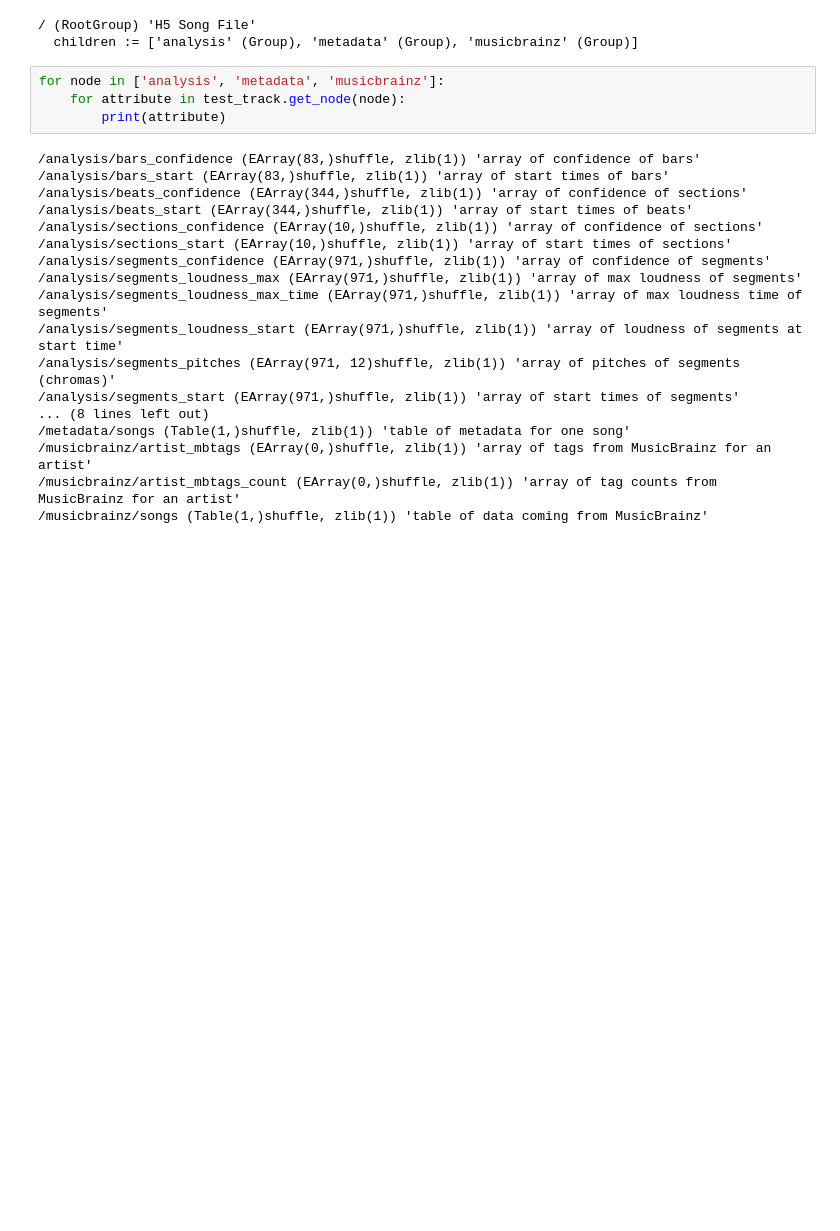
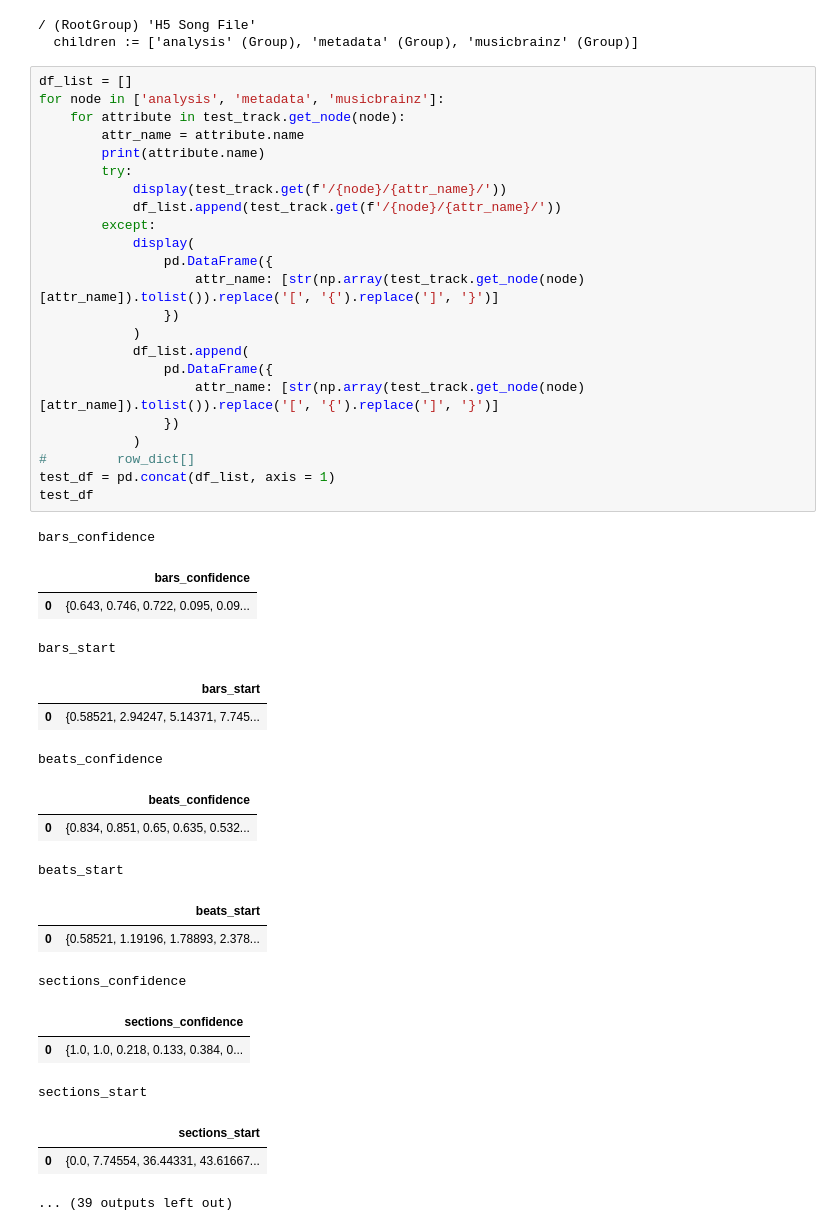
Before and after one commit to seankim658/Million-Song-Data-Analysis, a Jupyter notebook: Million Song Dataset Analysis.ipynb, the cells around one changed output. Cells and saved outputs as stored; diff of their text form; blank space fills up the shorter version.

```diff
--- a/Million Song Dataset Analysis.ipynb
+++ b/Million Song Dataset Analysis.ipynb
@@ -41,24 +41,45 @@ test_track.root
 / (RootGroup) 'H5 Song File'
   children := ['analysis' (Group), 'metadata' (Group), 'musicbrainz' (Group)]
 # %%
+df_list = []
 for node in ['analysis', 'metadata', 'musicbrainz']:
     for attribute in test_track.get_node(node):
-        print(attribute)
+        attr_name = attribute.name
+        print(attribute.name)
+        try:
+            display(test_track.get(f'/{node}/{attr_name}/'))
+            df_list.append(test_track.get(f'/{node}/{attr_name}/'))
+        except:
+            display(
+                pd.DataFrame({
+                    attr_name: [str(np.array(test_track.get_node(node)[attr_name]).tolist()).replace('[', '{').replace(']', '}')]
+                })
+            )
+            df_list.append(
+                pd.DataFrame({
+                    attr_name: [str(np.array(test_track.get_node(node)[attr_name]).tolist()).replace('[', '{').replace(']', '}')]
+                })
+            )
+#         row_dict[]
+test_df = pd.concat(df_list, axis = 1)
+test_df
 # %% [output]
-/analysis/bars_confidence (EArray(83,)shuffle, zlib(1)) 'array of confidence of bars'
-/analysis/bars_start (EArray(83,)shuffle, zlib(1)) 'array of start times of bars'
-/analysis/beats_confidence (EArray(344,)shuffle, zlib(1)) 'array of confidence of sections'
-/analysis/beats_start (EArray(344,)shuffle, zlib(1)) 'array of start times of beats'
-/analysis/sections_confidence (EArray(10,)shuffle, zlib(1)) 'array of confidence of sections'
-/analysis/sections_start (EArray(10,)shuffle, zlib(1)) 'array of start times of sections'
-/analysis/segments_confidence (EArray(971,)shuffle, zlib(1)) 'array of confidence of segments'
-/analysis/segments_loudness_max (EArray(971,)shuffle, zlib(1)) 'array of max loudness of segments'
-/analysis/segments_loudness_max_time (EArray(971,)shuffle, zlib(1)) 'array of max loudness time of segments'
-/analysis/segments_loudness_start (EArray(971,)shuffle, zlib(1)) 'array of loudness of segments at start time'
-/analysis/segments_pitches (EArray(971, 12)shuffle, zlib(1)) 'array of pitches of segments (chromas)'
-/analysis/segments_start (EArray(971,)shuffle, zlib(1)) 'array of start times of segments'
-... (8 lines left out)
-/metadata/songs (Table(1,)shuffle, zlib(1)) 'table of metadata for one song'
-/musicbrainz/artist_mbtags (EArray(0,)shuffle, zlib(1)) 'array of tags from MusicBrainz for an artist'
-/musicbrainz/artist_mbtags_count (EArray(0,)shuffle, zlib(1)) 'array of tag counts from MusicBrainz for an artist'
-/musicbrainz/songs (Table(1,)shuffle, zlib(1)) 'table of data coming from MusicBrainz'
+bars_confidence
+|  | bars_confidence |
+| 0 | {0.643, 0.746, 0.722, 0.095, 0.09... |
+bars_start
+|  | bars_start |
+| 0 | {0.58521, 2.94247, 5.14371, 7.745... |
+beats_confidence
+|  | beats_confidence |
+| 0 | {0.834, 0.851, 0.65, 0.635, 0.532... |
+beats_start
+|  | beats_start |
+| 0 | {0.58521, 1.19196, 1.78893, 2.378... |
+sections_confidence
+|  | sections_confidence |
+| 0 | {1.0, 1.0, 0.218, 0.133, 0.384, 0... |
+sections_start
+|  | sections_start |
+| 0 | {0.0, 7.74554, 36.44331, 43.61667... |
+... (39 outputs left out)
```
Also changed, not shown: parts of 3 cells of this notebook, 1 other file.
